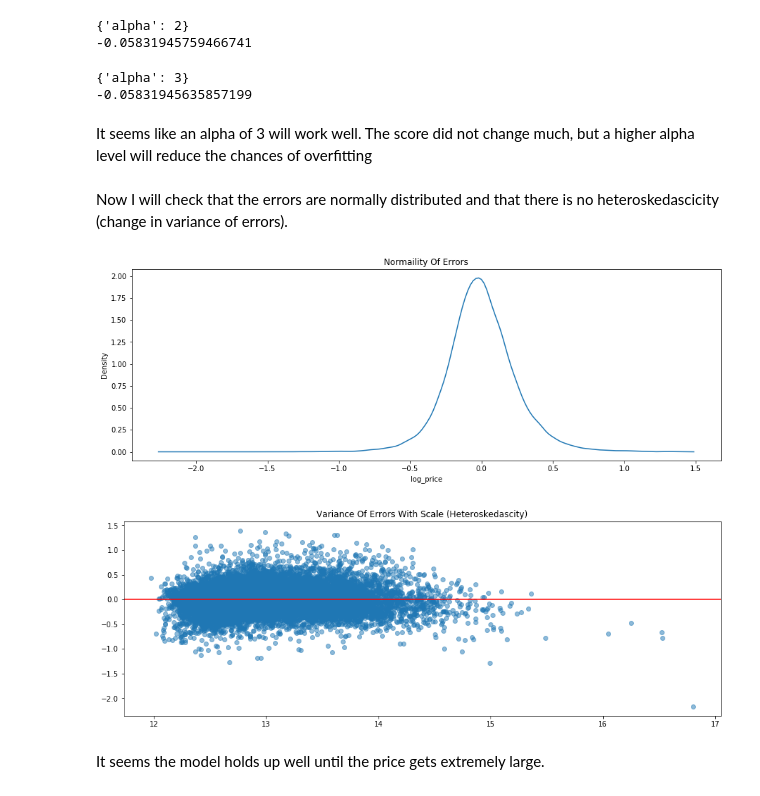
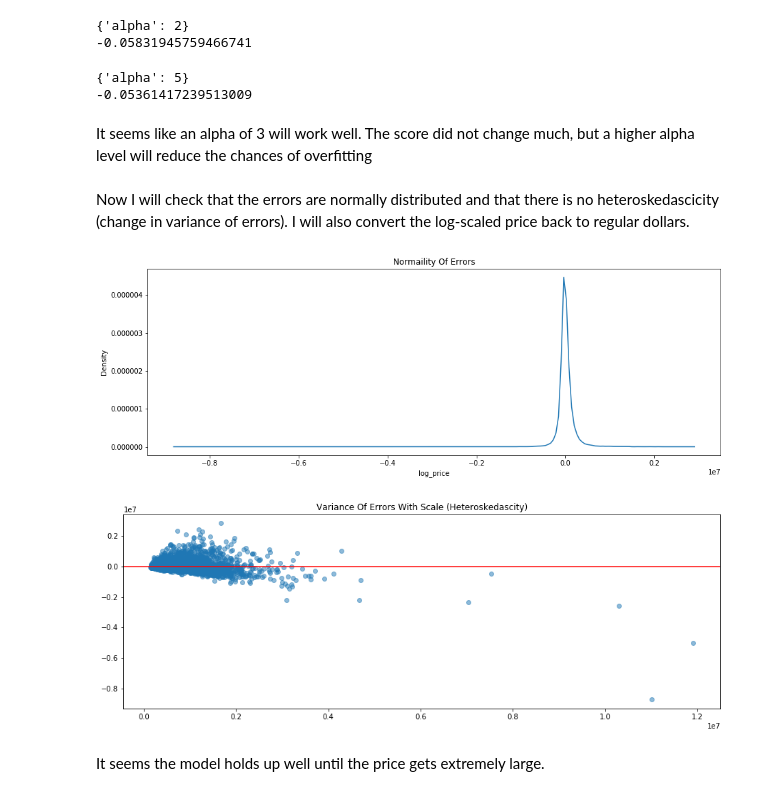
Before and after one commit to georgewillben/King_County_House_Prices, a Jupyter notebook: Modeling.ipynb, the cells around one changed output. Saved outputs shown, nothing was run; the diff lists cells and outputs as text; code cells hidden in the pictures.

Commit message:
modeling 2.2

```diff
--- a/Modeling.ipynb
+++ b/Modeling.ipynb
@@ -14,6 +14,13 @@ from sklearn.metrics import mean_squared_error, r2_score
 # %%
 # import data
 df = pd.read_csv("train.csv")
+
+#remove outliers
+df = df.sort_values("log_price")[:-5]
+
+# shuffle
+df = df.sample(frac=1)
+
 df.head()
 # %% [output]
 |  | price | bedrooms | bathrooms | sqft_living | sqft_lot | floors | waterfront | view | condition | grade | ... |
@@ -55,3 +59,0 @@ I will use ridge regression with different combinations of features and see whic
-# %%
-# create a default ridge model
-ridge = Ridge()
@@ -95,7 +63,7 @@ print(r2_score(y, y_hat))
 It seems that using sqft_living and the mean_log_price_zipcode features returned the best results. Let's try adjusting the hyperparameters (regularization) to see if we can fine tune the model.
 # %%
 # take grade out of X
-X = X[:, [0, -1]]
+X = X[:, [1, -1]]
 # %%
 # try searching for better alpha (regularization) values
 gs = GridSearchCV(ridge, {"alpha":[0.1, 0.5, 1, 2, 10]}, cv=5, scoring="neg_mean_squared_error")
@@ -116,34 +84,36 @@ print(gs.best_params_)
 # print score
 print(gs.best_score_)
 # %% [output]
-{'alpha': 3}
--0.05831945635857199
+{'alpha': 5}
+-0.05361417239513009
 # %% [markdown]
 It seems like an alpha of 3 will work well. The score did not change much, but a higher alpha level will reduce the chances of overfitting
 # %% [markdown]
-Now I will check that the errors are normally distributed and that there is no heteroskedascicity (change in variance of errors).
+Now I will check that the errors are normally distributed and that there is no heteroskedascicity (change in variance of errors). I will also convert the log-scaled price back to regular dollars.
 # %%
 ridge = gs.best_estimator_
 
-y_hat = ridge.predict(X)
+# take exp to convert back to dollars
+y = np.exp(y)
+y_hat = np.exp(ridge.predict(X))
 
 errors = y - y_hat
 
 # plot for normality
 plt.figure(figsize=(15, 5))
 sns.kdeplot(errors)
 plt.title("Normaility Of Errors")
 plt.show()
 
 # plot for heteroskedascity
 plt.figure(figsize=(15, 5))
 plt.scatter(y_hat, errors, alpha=0.5)
 plt.axhline(errors.mean(), color="red")
 plt.title("Variance Of Errors With Scale (Heteroskedascity)")
 plt.show()
 # %% [output]
-[figure, old version]
+[figure, new version]
-[figure, old version]
+[figure, new version]
 # %% [markdown]
 It seems the model holds up well until the price gets extremely large.
 # %% [markdown]
```
Also changed, not shown: parts of 20 cells of this notebook.
